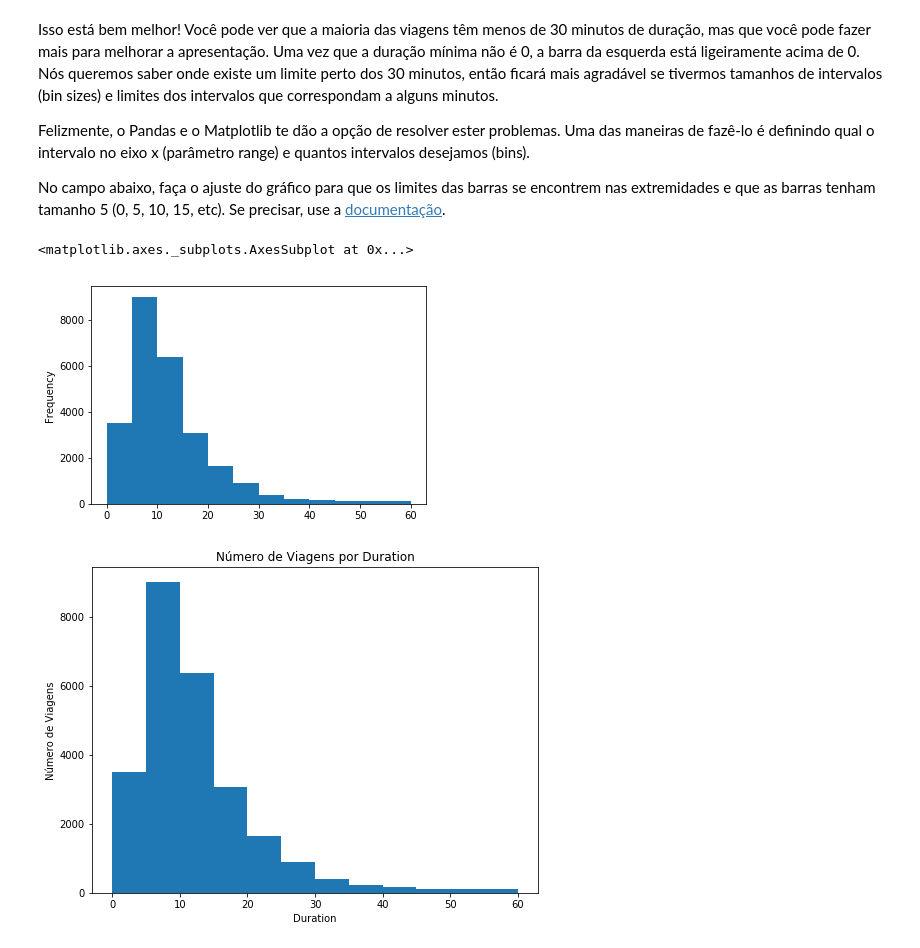
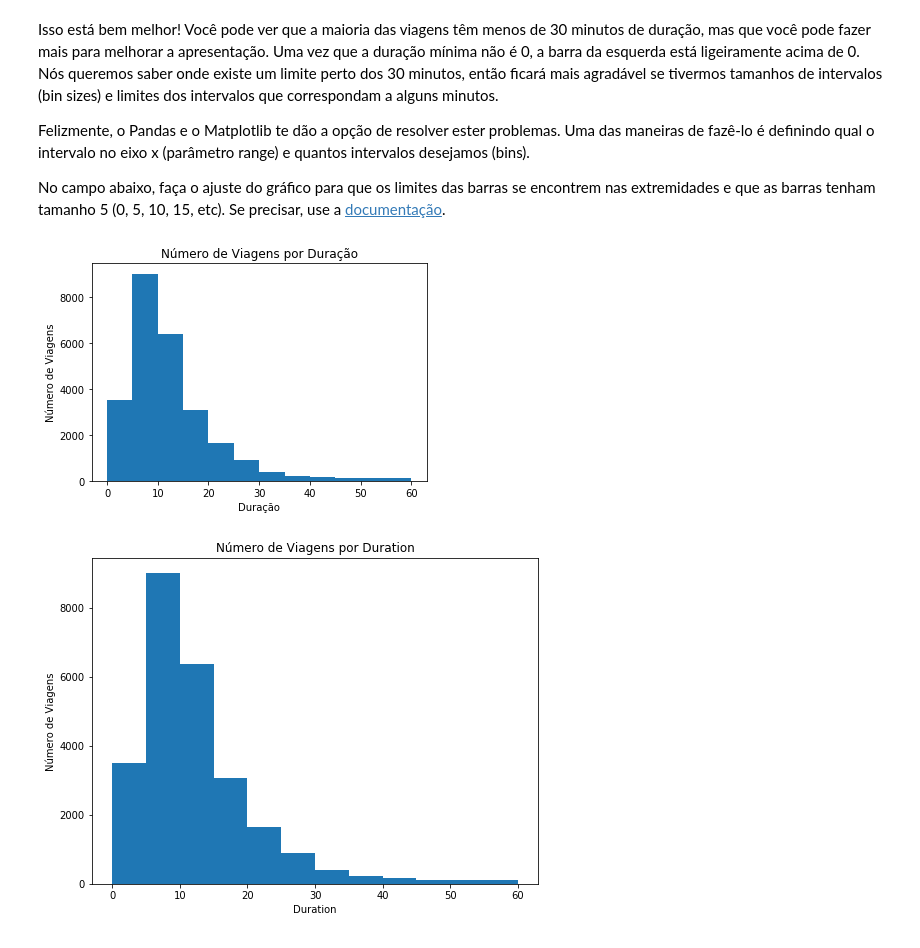
Before and after one commit to cglsoft/DataScience-FDSI, a Jupyter notebook: Semana 4 - Projeto/ndfdsi-bikeshareanalysis/Analise_Bay_Area_Bike_Share-NDFDSI.ipynb, the cells around one changed output. Saved outputs shown, nothing was run; the diff lists cells and outputs as text; code cells hidden in the pictures.

```diff
--- a/Semana 4 - Projeto/ndfdsi-bikeshareanalysis/Analise_Bay_Area_Bike_Share-NDFDSI.ipynb
+++ b/Semana 4 - Projeto/ndfdsi-bikeshareanalysis/Analise_Bay_Area_Bike_Share-NDFDSI.ipynb
@@ -358,10 +367,15 @@ No campo abaixo, faça o ajuste do gráfico para que os limites das barras se en
 # %%
 # faça o gráfico ajustado que começará no 0 e terá o bin size de 5
 duracao_60 = trip_data[trip_data['duration'] < 60]
-duracao_60['duration'].plot( kind='hist',bins=[0,5,10,15,20,25,30,35,40,45,50,55,60])
+#duracao_60['duration'].plot( kind='hist',bins=[0,5,10,15,20,25,30,35,40,45,50,55,60])
+
+plt.hist(duracao_60['duration'], bins=[0,5,10,15,20,25,30,35,40,45,50,55,60] )
+plt.title("Número de Viagens por Duração")
+plt.xlabel("Duração")
+plt.ylabel("Número de Viagens")
+plt.show()
 # %% [output]
-<matplotlib.axes._subplots.AxesSubplot at 0x...>
-[figure, old version]
+[figure, new version]
 # %%
 # rode esta linha para verificar como deve ficar o seu gráfico
 usage_plot(trip_data, 'duration', ['duration < 60'], boundary = 0, bin_width = 5)
```
Also changed, not shown: parts of 15 cells of this notebook, 13 other files.
